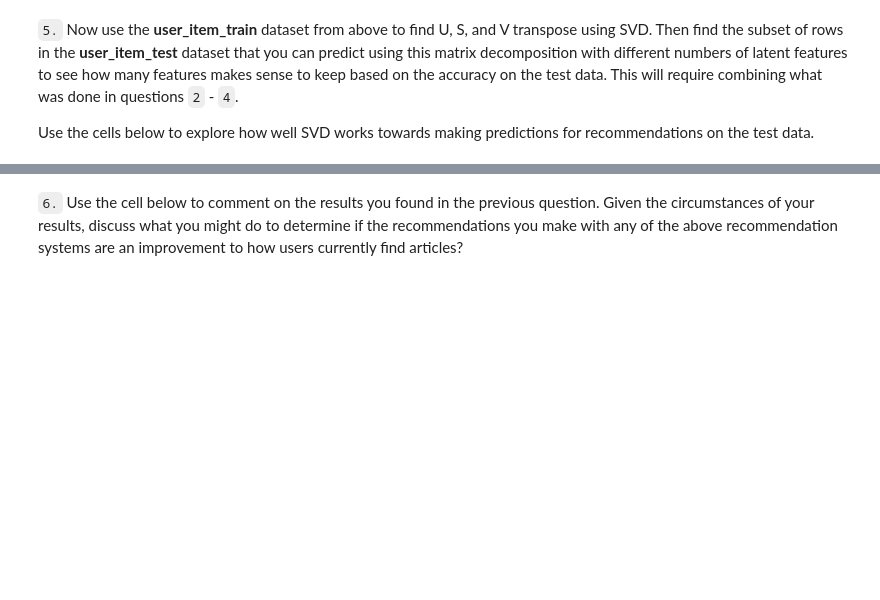
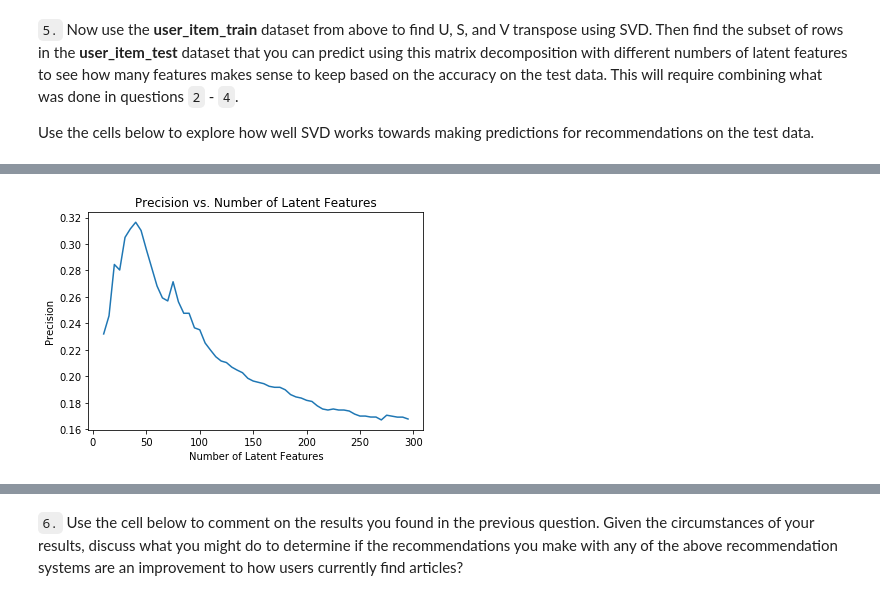
Before and after one commit to manish0013/udacity_recommender_engine, a Jupyter notebook: Recommendations_with_IBM.ipynb, the cells around one changed output, grey strips where cells are left out. Saved outputs shown, nothing was run; the diff lists cells and outputs as text; code cells hidden in the pictures; blank space fills up the shorter version.

```diff
--- a/Recommendations_with_IBM.ipynb
+++ b/Recommendations_with_IBM.ipynb
@@ -917,0 +927,7 @@ plt.title('Accuracy vs. Number of Latent Features');
+# %%
+plt.plot(num_latent_feats, _list_precision);
+plt.xlabel('Number of Latent Features');
+plt.ylabel('Precision');
+plt.title('Precision vs. Number of Latent Features');
+# %% [output]
+[figure, added]
```
Also changed, not shown: parts of 11 cells of this notebook.
